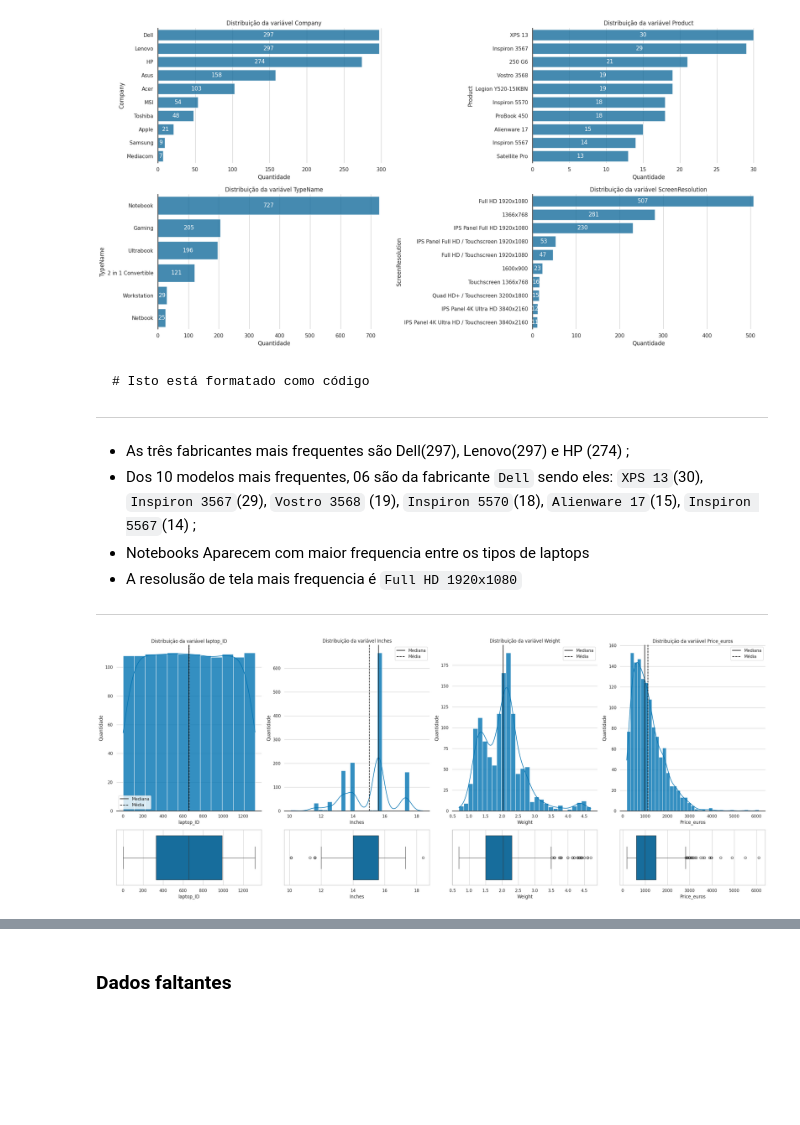
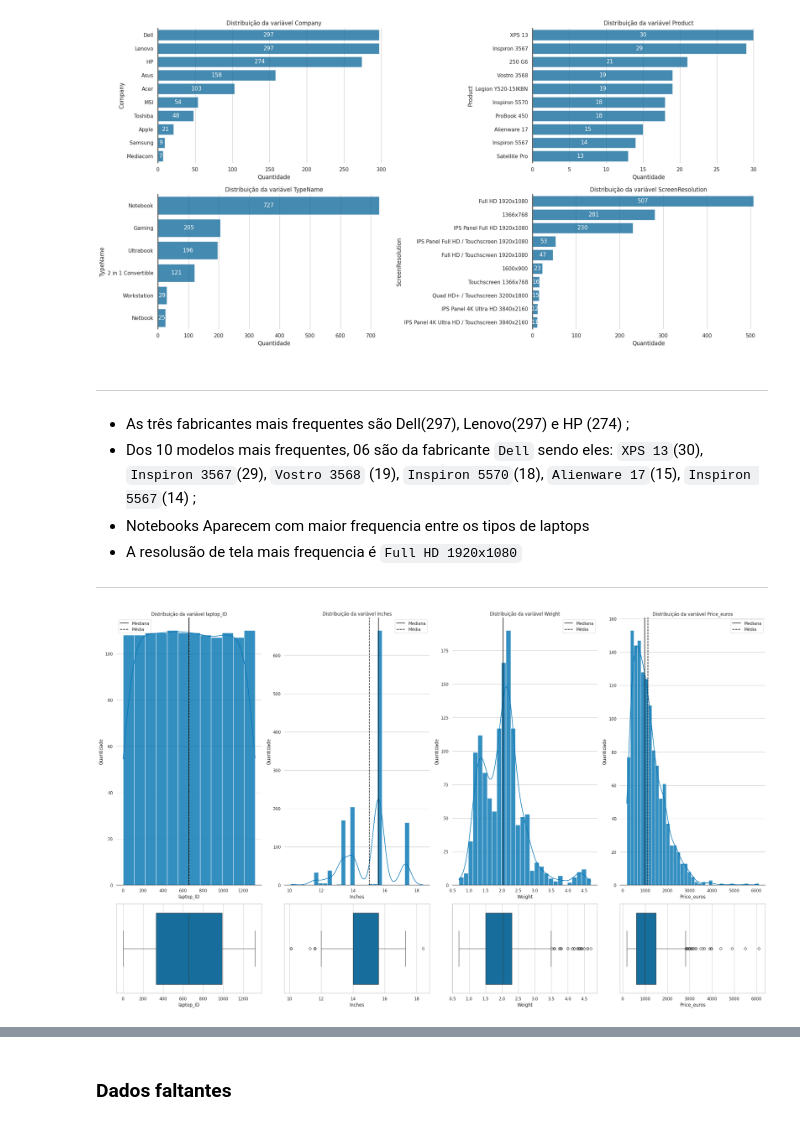
Before and after one commit to JNarimatsu/Bootcamp_Avanti_2025.3, a Jupyter notebook: Entrega_01_analise_exploratoria_de_dados_XI.ipynb, the cells around one changed output, grey strips where cells are left out. Drawn from its saved outputs; the diff is of its cells as text; code cells hidden in the pictures; blank space fills up the shorter version.

````diff
--- a/Entrega_01_analise_exploratoria_de_dados_XI.ipynb
+++ b/Entrega_01_analise_exploratoria_de_dados_XI.ipynb
@@ -429,10 +430,6 @@ plt.show()
 [figure]
 # %% [markdown]
 
-
-```
-# Isto está formatado como código
-```
 
 ---
  - As três fabricantes mais frequentes são Dell(297), Lenovo(297) e HP (274) ;
@@ -443,27 +440,27 @@ plt.show()
 # %%
 # @title Variáveis quantitativas
 variaveis_quantitativas = df_dict_prices.query("tipo == 'quantitativa'").variavel.to_list()
 
-fig, axes = plt.subplots(figsize=(15, 5), ncols=4, nrows=2, gridspec_kw={"height_ratios": [3, 1]})
+fig, axes = plt.subplots(figsize=(25, 15), ncols=4, nrows=2, gridspec_kw={"height_ratios": [3, 1]})
 axes = axes.flatten()
 
 for i, variavel in enumerate(variaveis_quantitativas):
     # Plotando histogramas na linha superior (índices 0 a 3 no array achatado)
     ax = sns.histplot(data=df_prices_latop, x=variavel, ax=axes[i], kde=True, alpha=.8)
     ax.axvline(df_prices_latop[variavel].median(), color="black", label="Mediana")
     ax.axvline(df_prices_latop[variavel].mean(), color="black", linestyle="--", label="Média")
     ax.set(title=f"Distribuição da variável {variavel}", ylabel="Quantidade")
     ax.legend()
     ax.spines["bottom"].set_color("black")
     ax.grid(False, axis="x")
     for side in ["left", "top", "right"]:
         ax.spines[side].set_visible(False)
 
     # Plotando boxplots na linha inferior (índices 4 a 7 no array achatado)
     ax = sns.boxplot(data=df_prices_latop, x=variavel, ax=axes[i + len(variaveis_quantitativas)])
     ax.set(xlabel=variavel) # Define o rótulo do eixo x para os boxplots
 
 plt.tight_layout()
 plt.show()
 # %% [output]
-[figure, old version]
+[figure, new version]
````
Also changed, not shown: parts of 31 cells of this notebook.
